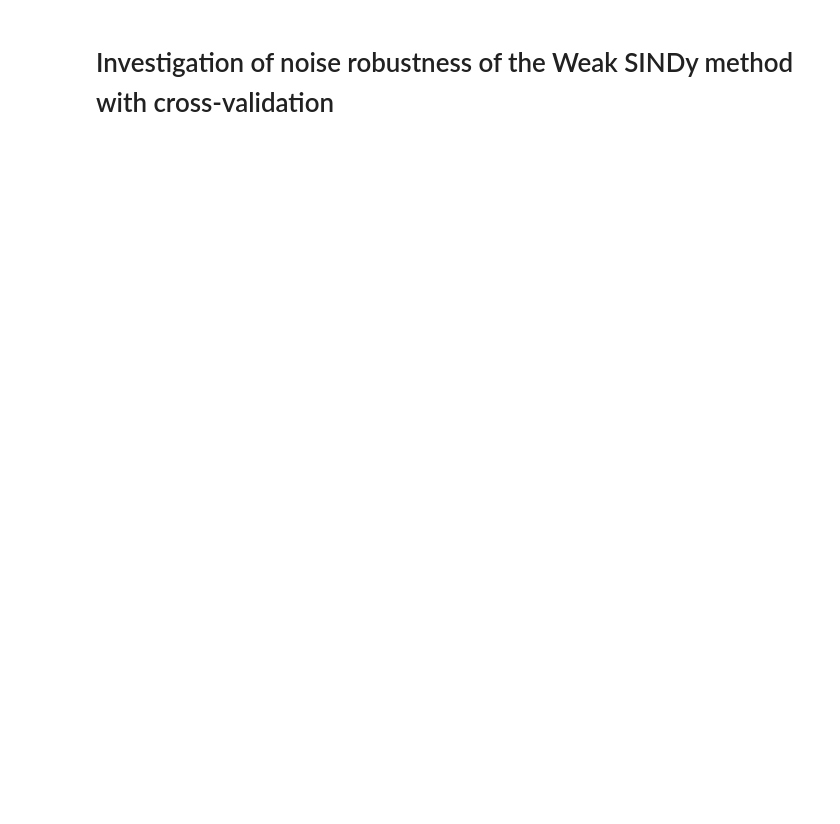
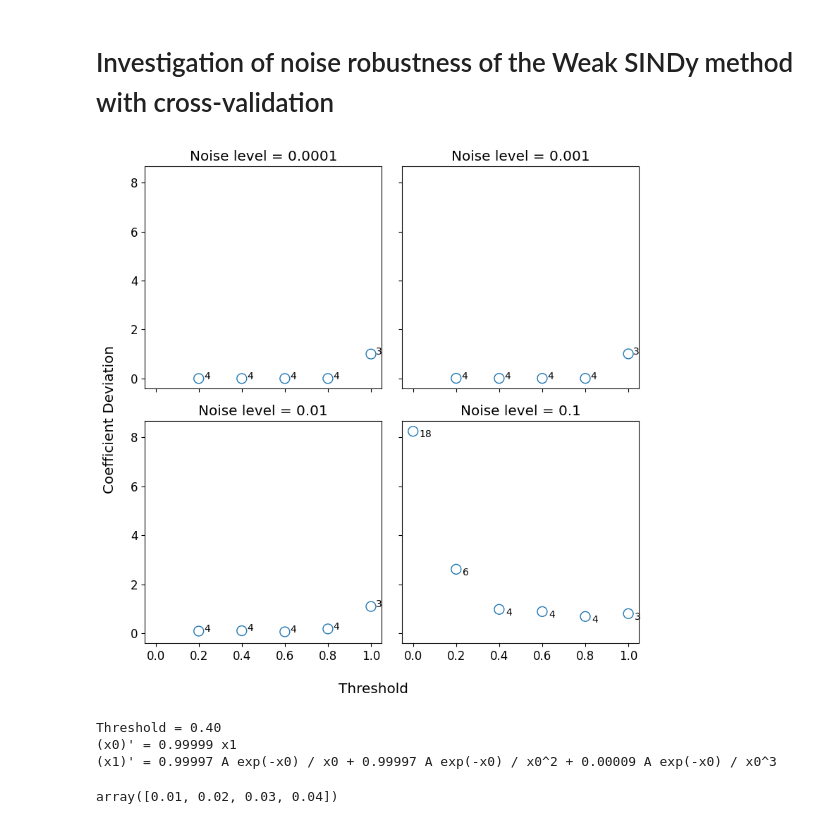
Before and after one commit to zbrookshowe/yukawa-sindy, a Jupyter notebook: paper_results/weak_noise_robustness.ipynb, the cells around one changed output. Saved outputs shown, nothing was run; the diff lists cells and outputs as text; code cells hidden in the pictures; blank space fills up the shorter version.

Commit message:
generated new results for inclusion in the paper.

```diff
--- a/paper_results/weak_noise_robustness.ipynb
+++ b/paper_results/weak_noise_robustness.ipynb
@@ -17,0 +120,25 @@ with open('scaling_const.float', 'rb') as f:
+# %%
+# change plot parameters
+plt.rcParams["font.size"] = 12
+plt.rcParams["figure.figsize"] = (8,8)
+
+noise_space = np.logspace(-4, -1, 4)
+fig, axs = show_threshold_scans(noise_space)
+# %% [output]
+[figure, added]
+# %%
+noise_level = 1e-4
+data_directory = generate_directory_name(noise_level)
+data_lists = load_in_data(data_directory)
+truest_coefficients = data_lists[2]
+model_idx = 1
+print(f'Threshold = {data_lists[-1][model_idx]:.2f}')
+ys.print_from_coefs(truest_coefficients[model_idx], normalize=True)
+# %% [output]
+Threshold = 0.40
+(x0)' = 0.99999 x1
+(x1)' = 0.99997 A exp(-x0) / x0 + 0.99997 A exp(-x0) / x0^2 + 0.00009 A exp(-x0) / x0^3
+# %%
+np.linspace(0.01, 0.04, 4)
+# %% [output]
+array([0.01, 0.02, 0.03, 0.04])
```
Also changed, not shown: parts of 15 cells of this notebook, 9 other files.
